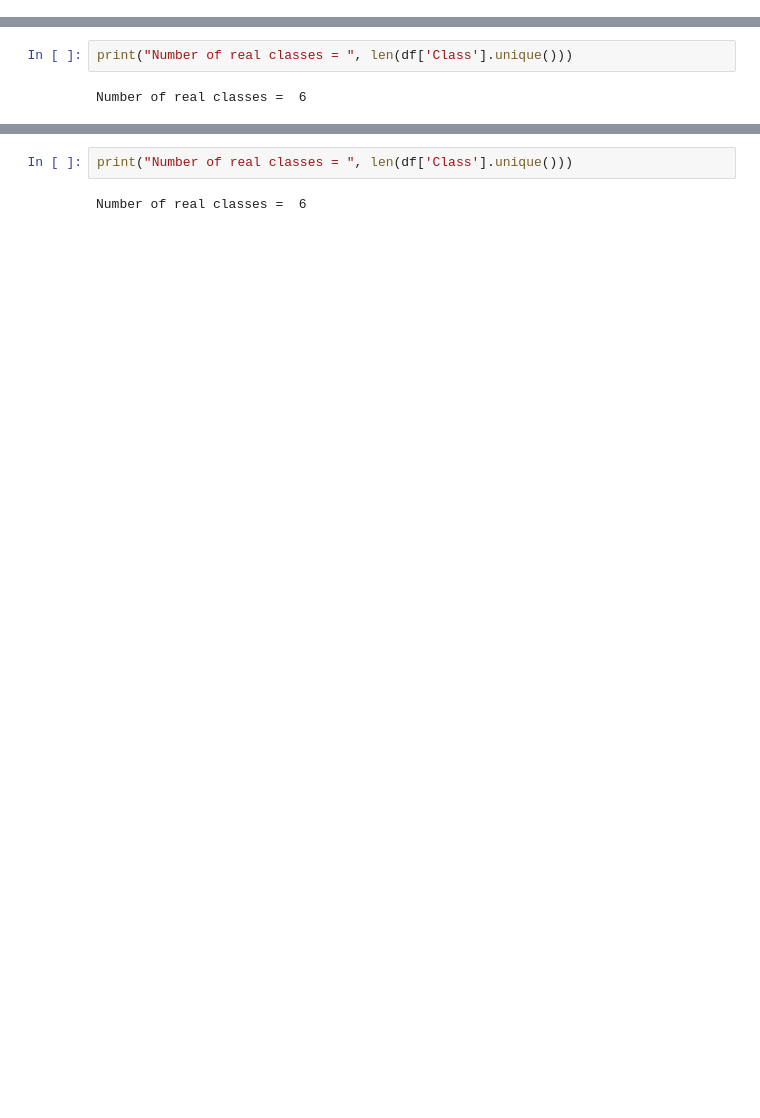
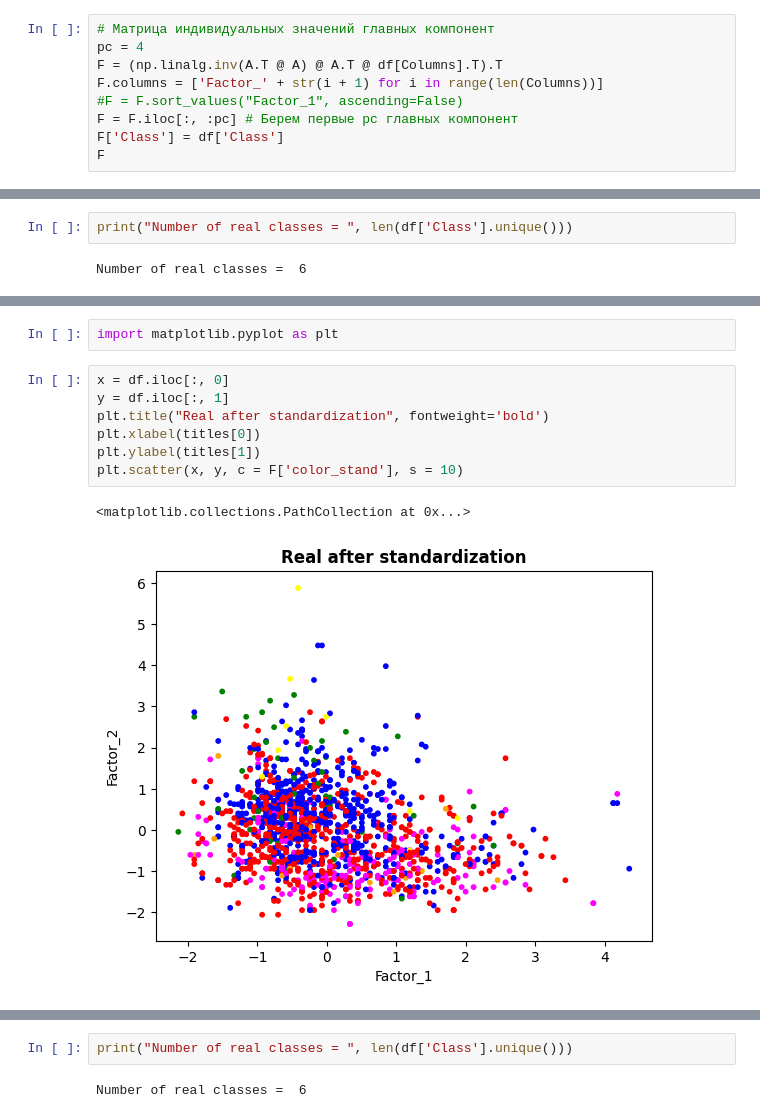
Before and after one commit to gpnwln/labs_projects, a Jupyter notebook: lab_4/lab4.ipynb, the cells around one changed output, grey strips where cells are left out. Saved outputs shown, nothing was run; the diff lists cells and outputs as text; blank space fills up the shorter version.

```diff
--- a/lab_4/lab4.ipynb
+++ b/lab_4/lab4.ipynb
@@ -94,0 +149,9 @@ print(explained_variance)
+# %%
+# Матрица индивидуальных значений главных компонент
+pc = 4
+F = (np.linalg.inv(A.T @ A) @ A.T @ df[Columns].T).T
+F.columns = ['Factor_' + str(i + 1) for i in range(len(Columns))]
+#F = F.sort_values("Factor_1", ascending=False)
+F = F.iloc[:, :pc] # Берем первые pc главных компонент
+F['Class'] = df['Class']
+F
@@ -133,0 +240,12 @@ print(cluster_centers_indices)
+# %%
+import matplotlib.pyplot as plt
+# %%
+x = df.iloc[:, 0]
+y = df.iloc[:, 1]
+plt.title("Real after standardization", fontweight='bold')
+plt.xlabel(titles[0])
+plt.ylabel(titles[1])
+plt.scatter(x, y, c = F['color_stand'], s = 10)
+# %% [output]
+<matplotlib.collections.PathCollection at 0x...>
+[figure, added]
```
Also changed, not shown: parts of 51 cells of this notebook, 1 other file.
